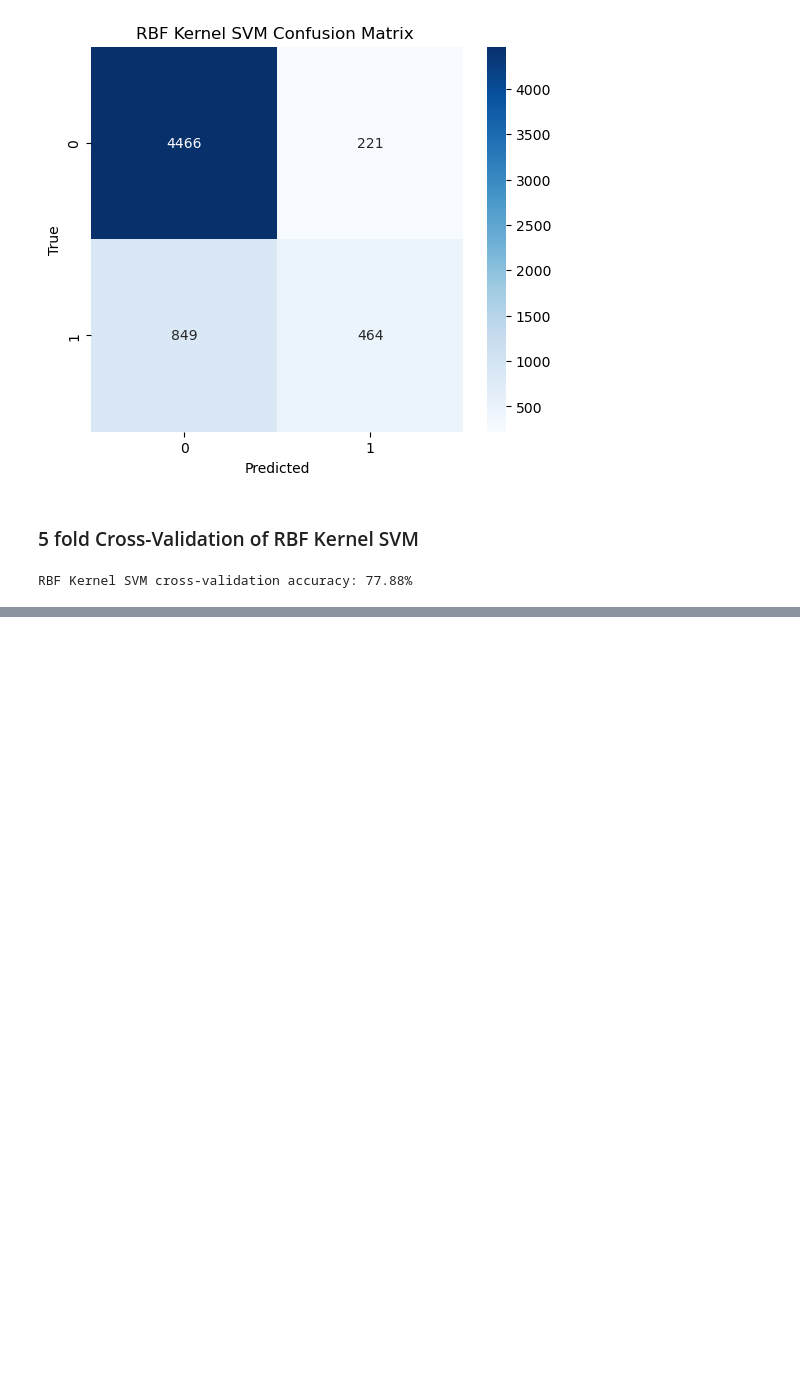
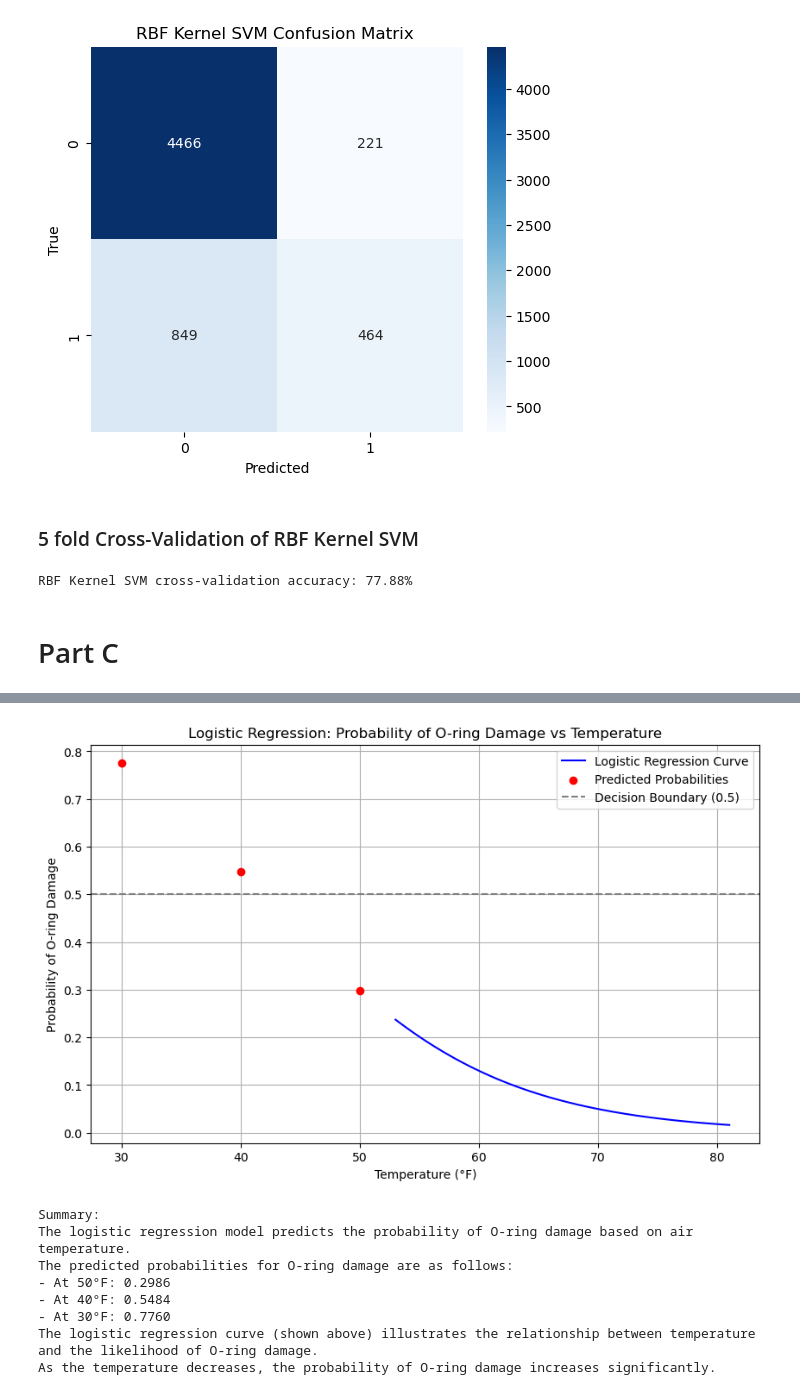
Before and after one commit to clarktommie/DTSC2302_Project1, a Jupyter notebook: DTSC_project1.ipynb, the cells around one changed output, grey strips where cells are left out. Saved outputs shown, nothing was run; the diff lists cells and outputs as text; code cells hidden in the pictures; blank space fills up the shorter version.

Commit message:
Part C

```diff
--- a/DTSC_project1.ipynb
+++ b/DTSC_project1.ipynb
@@ -326,3 +333,73 @@ cv_scores_rbf = cross_val_score(rbf_svm, X, y, cv=5)  # 5-fold cross-validation
 print(f"RBF Kernel SVM cross-validation accuracy: {cv_scores_rbf.mean() * 100:.2f}%")
 # %% [output]
 RBF Kernel SVM cross-validation accuracy: 77.88%
+# %% [markdown]
+# Part C
+# %%
+#Load dataset
+url = "https://webpages.charlotte.edu/mschuck1/classes/DTSC2301/Data/orings_long.csv"
+df = pd.read_csv(url)
+
+#Display preview of dataset
+print("Dataset Preview:")
+print(df.head())
+
+#Check for errors
+print("\nMissing Values:")
+print(df.isnull().sum())
+
+#Renaming columns
+df = df[['Temp', 'Damaged']].rename(columns={'Temp': 'Temperature', 'Damaged': 'Damage'})
+
+#Check for unique values in the 'Damage' column
+print("\nTarget Variable Distribution:")
+print(df['Damage'].value_counts())
+
+#Prepare data for logistic regression
+X = df[['Temperature']]  # Predictor
+y = df['Damage']         # Target
+
+scaler = StandardScaler()
+X_scaled = scaler.fit_transform(X)
+
+#Fit the model
+model = LogisticRegression()
+model.fit(X_scaled, y)
+
+#Predict probabilities for specific temperatures
+temperatures = np.array([50, 40, 30]).reshape(-1, 1)
+temperatures_scaled = scaler.transform(temperatures)
+predicted_probs = model.predict_proba(temperatures_scaled)[:, 1]
+
+#Print predictions
+print("\nPredicted Probabilities:")
+for temp, prob in zip(temperatures.flatten(), predicted_probs):
+    print(f"Temperature: {temp}°F, Probability of O-ring Damage: {prob:.4f}")
+
+#Generate a range of temperatures for plotting
+temp_range = np.linspace(df['Temperature'].min(), df['Temperature'].max(), 100).reshape(-1, 1)
+temp_range_scaled = scaler.transform(temp_range)
+predicted_curve = model.predict_proba(temp_range_scaled)[:, 1]
+
+#Plot the logistic regression curve
+plt.figure(figsize=(10, 6))
+plt.plot(temp_range, predicted_curve, label="Logistic Regression Curve", color="blue")
+plt.scatter(temperatures, predicted_probs, color="red", label="Predicted Probabilities", zorder=5)
+plt.title("Logistic Regression: Probability of O-ring Damage vs Temperature")
+plt.xlabel("Temperature (°F)")
+plt.ylabel("Probability of O-ring Damage")
+plt.axhline(0.5, color="gray", linestyle="--", label="Decision Boundary (0.5)")
+plt.legend()
+plt.grid()
+plt.show()
+
+#Summary
+print("\nSummary:")
+print("The logistic regression model predicts the probability of O-ring damage based on air temperature.")
+print("The predicted probabilities for O-ring damage are as follows:")
+print(f"- At 50°F: {predicted_probs[0]:.4f}")
+print(f"- At 40°F: {predicted_probs[1]:.4f}")
+print(f"- At 30°F: {predicted_probs[2]:.4f}")
+print("The logistic regression curve (shown above) illustrates the relationship between temperature and the likelihood of O-ring damage.")
+print("As the temperature decreases, the probability of O-ring damage increases significantly.")
+# %% [output]
@@ -328,0 +423,9 @@ RBF Kernel SVM cross-validation accuracy: 77.88%
+[figure, added]
+Summary:
+The logistic regression model predicts the probability of O-ring damage based on air temperature.
+The predicted probabilities for O-ring damage are as follows:
+- At 50°F: 0.2986
+- At 40°F: 0.5484
+- At 30°F: 0.7760
+The logistic regression curve (shown above) illustrates the relationship between temperature and the likelihood of O-ring damage.
+As the temperature decreases, the probability of O-ring damage increases significantly.
```
Also changed, not shown: parts of 2 cells of this notebook.
